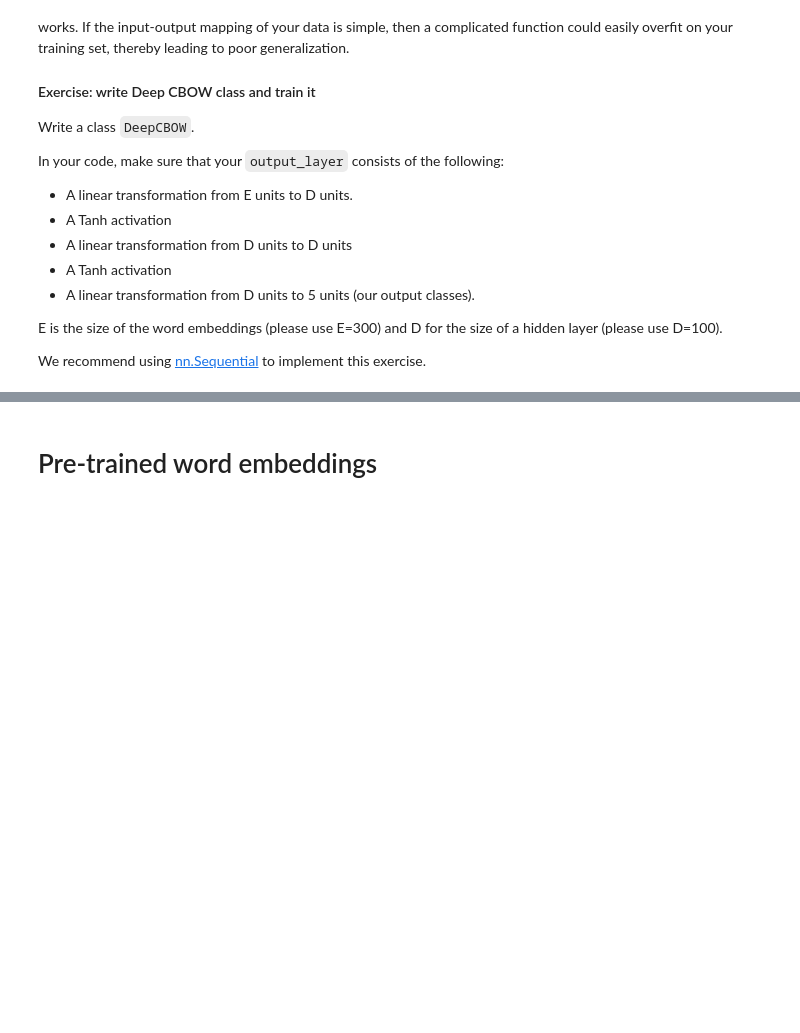
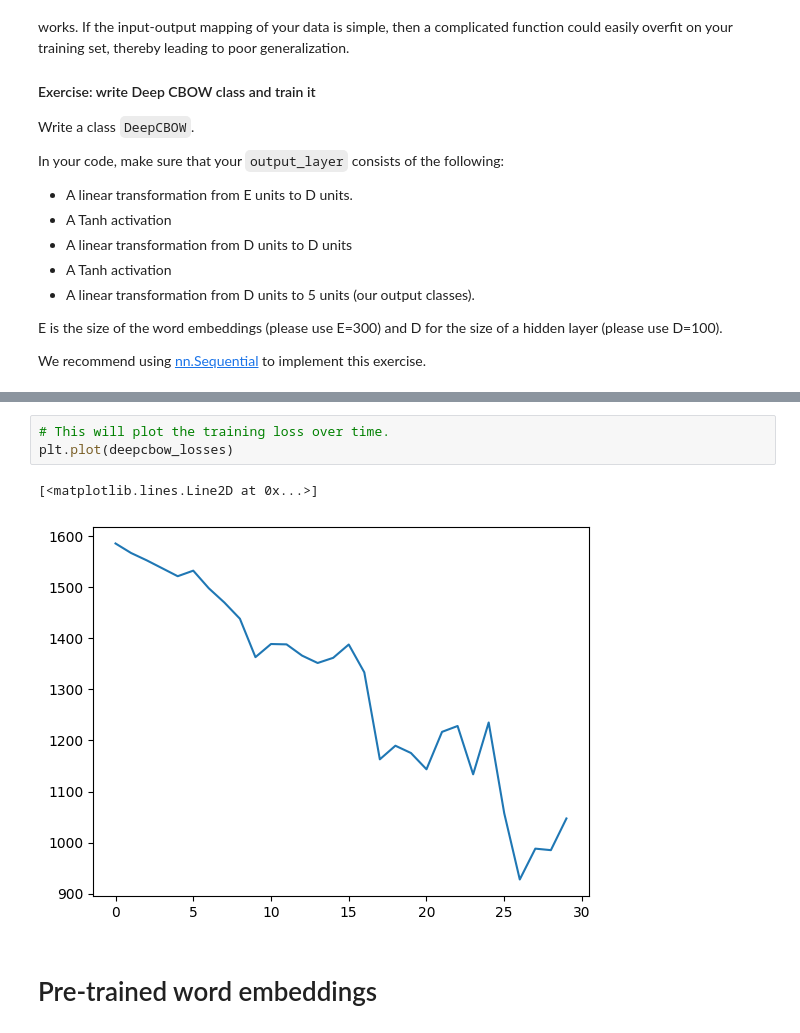
Before and after one commit to gerardPlanella/NLP1_UvA_2022, a Jupyter notebook: Assignment2/NLP1_2022_Practical_2_(student_version).ipynb, the cells around one changed output, grey strips where cells are left out. Cells and saved outputs as stored; diff of their text form; blank space fills up the shorter version.

```diff
--- a/Assignment2/NLP1_2022_Practical_2_(student_version).ipynb
+++ b/Assignment2/NLP1_2022_Practical_2_(student_version).ipynb
@@ -820,3 +889,9 @@ We recommend using [nn.Sequential](https://pytorch.org/docs/stable/nn.html?highl
+# %%
+# This will plot the training loss over time.
+plt.plot(deepcbow_losses)
+# %% [output]
+[<matplotlib.lines.Line2D at 0x...>]
+[figure, added]
 # %% [markdown]
 # Pre-trained word embeddings
 # %% [markdown]
```
Also changed, not shown: parts of 38 cells of this notebook.
